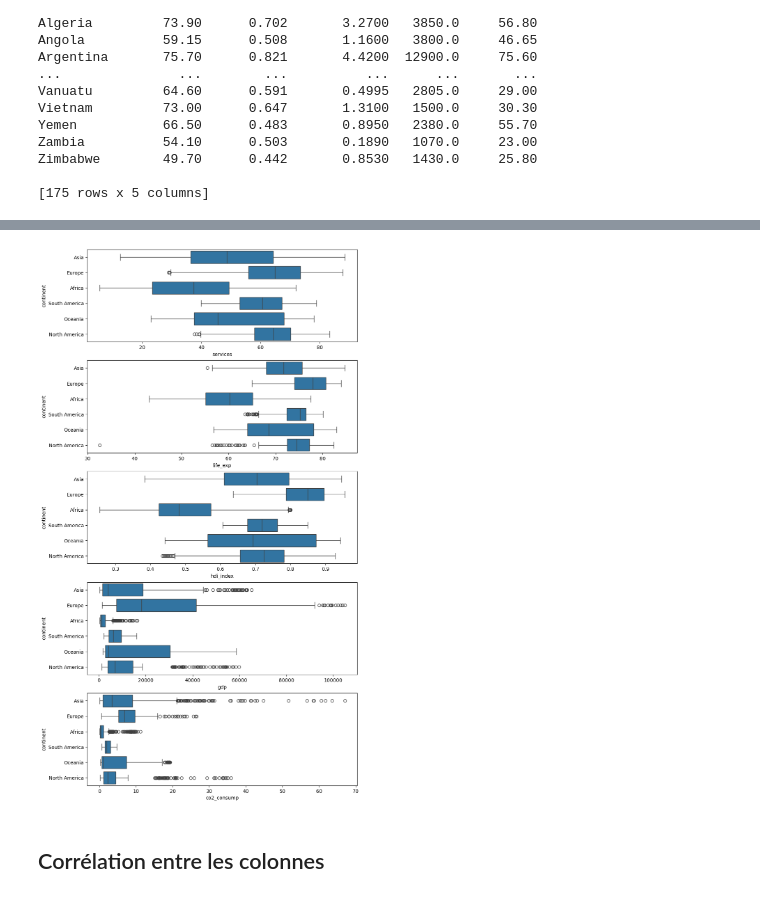
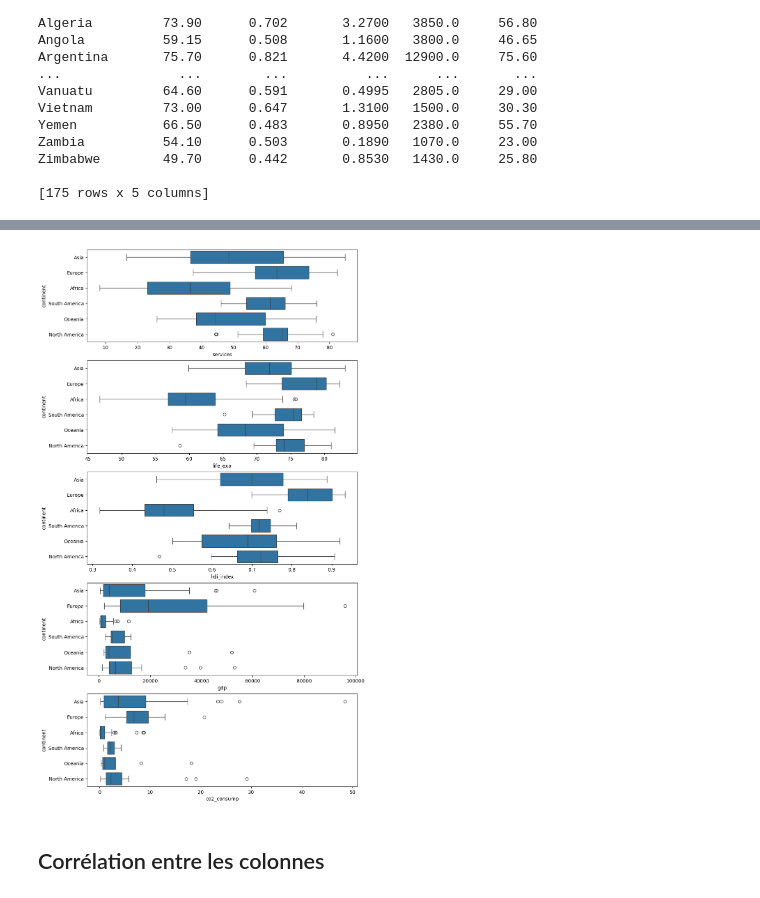
Before and after one commit to Runhilia/DataMining, a Jupyter notebook: gapminder.ipynb, the cells around one changed output, grey strips where cells are left out. Saved outputs shown, nothing was run; the diff lists cells and outputs as text; code cells hidden in the pictures.

```diff
--- a/gapminder.ipynb
+++ b/gapminder.ipynb
@@ -197,13 +184,15 @@ plt.show()
 # %%
 # boxplot comparaison des varibles par continent
+df_mean = df.groupby(['country', 'continent']).mean(numeric_only=True).reset_index()
+
 fig, ax = plt.subplots(5, 1, figsize = (10, 20))
-sns.boxplot(data = df, x = 'services', y = 'continent', ax = ax[0])
-sns.boxplot(data = df, x = 'life_exp', y = 'continent', ax = ax[1])
-sns.boxplot(data = df, x = 'hdi_index', y = 'continent', ax = ax[2])
-sns.boxplot(data = df, x = 'gdp', y = 'continent', ax = ax[3])
-sns.boxplot(data = df, x = 'co2_consump', y = 'continent', ax = ax[4])
+sns.boxplot(data = df_mean, x = 'services', y = 'continent', ax = ax[0])
+sns.boxplot(data = df_mean, x = 'life_exp', y = 'continent', ax = ax[1])
+sns.boxplot(data = df_mean, x = 'hdi_index', y = 'continent', ax = ax[2])
+sns.boxplot(data = df_mean, x = 'gdp', y = 'continent', ax = ax[3])
+sns.boxplot(data = df_mean, x = 'co2_consump', y = 'continent', ax = ax[4])
 plt.show()
 # %% [output]
-[figure, old version]
+[figure, new version]
 # %%
 # graphique en barre de la consommation de CO2 par continent
```
Also changed, not shown: parts of 7 cells of this notebook.
